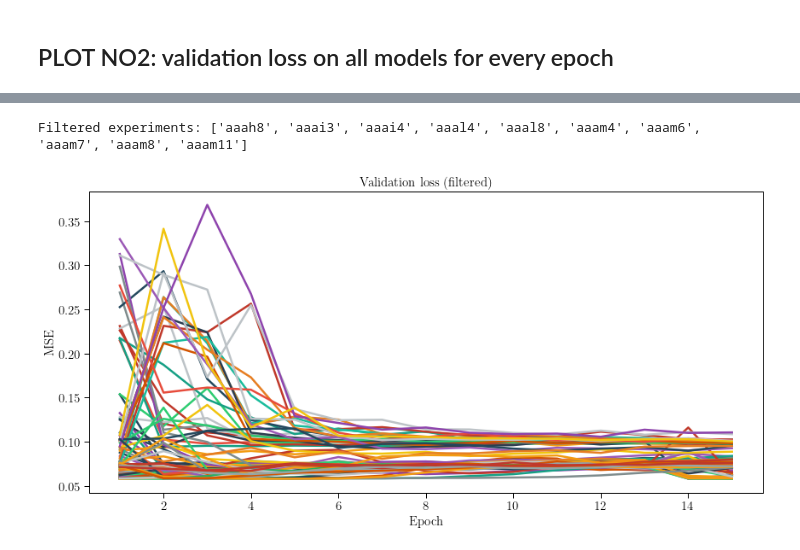
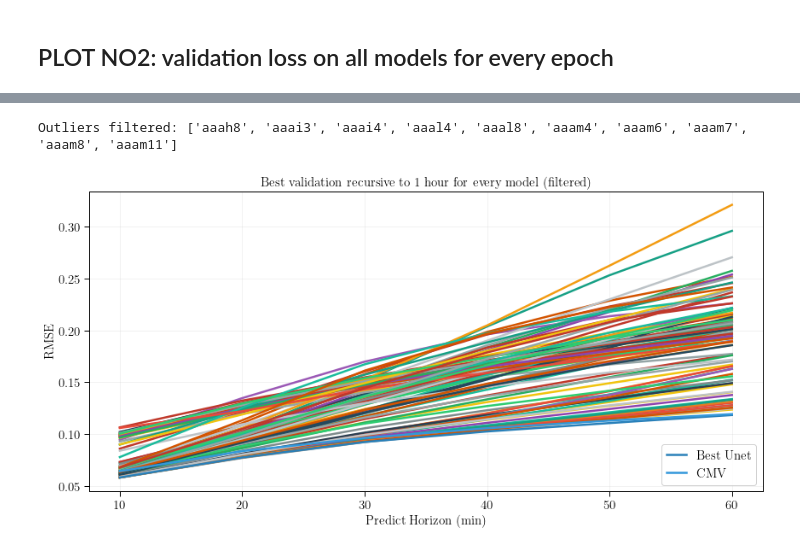
Before and after one commit to francomozo/deepCloud-latex-plots, a Jupyter notebook: deepCloud_doc_plots.ipynb, the cells around one changed output, grey strips where cells are left out. Saved outputs shown, nothing was run; the diff lists cells and outputs as text; code cells hidden in the pictures.

```diff
--- a/deepCloud_doc_plots.ipynb
+++ b/deepCloud_doc_plots.ipynb
@@ -2,9 +2,11 @@
 import matplotlib.pyplot as plt
 import numpy as np
 from src.options import Colors, Linestyles
+from src.aux_function import *
 import json
 
 fontSize = 15
+save_fig = True
 # %% [markdown]
 # ===================== Plot of graphs for results of the first gan gs experiment =====================
 # %%
@@ -198,9 +673,8 @@ plt.show()
 # %%
-outputs = gan_experiments['val_epoch_loss']
+# 4.1) Gen loss for every epoch unfiltered
 
-# 2.1) Val loss for every epoch unfiltered
+outputs = gan_experiments['gen_epoch_loss']
 
-save_fig = False
 show_legend = False
 
 # Enable latex text edit
@@ -213,14 +687,15 @@ fig.set_size_inches(12, 6)
 ax = fig.add_subplot(1, 1, 1)
 
 # Labels and Title
-ax.set_title(r'Validation loss (unfiltered) ', fontsize=fontSize)
+ax.set_title(r'Gen loss for every model', fontsize=fontSize)
 ax.set_xlabel(r'Epoch', fontsize=fontSize)
-ax.set_ylabel(r'MSE', fontsize=fontSize)
+ax.set_ylabel(r'WGAN Loss', fontsize=fontSize)
 
 
-# Tick size
+# Tick size and grid
 ax.xaxis.set_tick_params(labelsize=fontSize)
 ax.yaxis.set_tick_params(labelsize=fontSize)
+ax.grid(alpha=.2)
 
 # Thicknes and axis colors
 for axis in ['top','bottom','left','right']:
@@ -231,6 +706,10 @@ ax.tick_params(direction='out', length=6, width=1, colors='k')
 x = range(1, 16)
 for k in outputs.keys():
     ax.plot(x, outputs[k], color=Colors.random_color(del_subpalettes=['blues']), linewidth=2.5)
+
+
+plt.xticks(x)
+#plt.ylim(-0.025, 0.08)
 
 # Text over plots
 if show_legend:
@@ -249,15 +787,15 @@ plt.show()
 # %%
-# 2.2) Val loss for every epoch filtered
+# 5.2) Plot all values with filtering
 
-filtered_val_loss = []
+outputs = gan_experiments['best_val_loss_and_epoch']
 
+outlier_exps = []
 for k in outputs.keys():
-    if outputs[k][-1] > 0.2:
-        filtered_val_loss.append(k)
-print(f'Filtered experiments: {filtered_val_loss}')
+    if outputs[k]['val_rec_1hr'][0] > 0.15:
+        outlier_exps.append(k)
+print(f'Outliers filtered: {outlier_exps}')
 
-save_fig = False
-show_legend = False
+show_legend = True
 
 # Enable latex text edit
 plt.rc('text', usetex=True)
@@ -269,38 +807,43 @@ fig.set_size_inches(12, 6)
 ax = fig.add_subplot(1, 1, 1)
 
 # Labels and Title
-ax.set_title(r'Validation loss (filtered) ', fontsize=fontSize)
-ax.set_xlabel(r'Epoch', fontsize=fontSize)
-ax.set_ylabel(r'MSE', fontsize=fontSize)
+ax.set_title(r'Best validation recursive to 1 hour for every model (filtered) ', fontsize=fontSize)
+ax.set_xlabel(r'Predict Horizon (min)', fontsize=fontSize)
+ax.set_ylabel(r'RMSE', fontsize=fontSize)
 
 
 # Tick size
 ax.xaxis.set_tick_params(labelsize=fontSize)
 ax.yaxis.set_tick_params(labelsize=fontSize)
+ax.grid(alpha=.2)
 
 # Thicknes and axis colors
 for axis in ['top','bottom','left','right']:
     ax.spines[axis].set_linewidth(1.0)
 ax.tick_params(direction='out', length=6, width=1, colors='k')
 
 # Plotting
-x = range(1, 16)
+i = 0
 for k in outputs.keys():
-    if k not in filtered_val_loss:
-        ax.plot(x, outputs[k], color=Colors.random_color(del_subpalettes=['blues']), linewidth=2.5)
+    if k not in outlier_exps:
+        ax.plot(range(10, 70, 10), outputs[k]['val_rec_1hr'], color=colors[i], linewidth=2.5)
+    i += 1
+
+ax.plot(range(10, 70, 10), best_unet, color=Colors.belizeHole, linewidth=2.5, label=r'Best Unet')
+ax.plot(range(10, 70, 10), cmv, color=Colors.peterRiver, linewidth=2.5, label=r'CMV')
 
 # Text over plots
 if show_legend:
     ax.legend(shadow=False, loc=4, handlelength=1.5,
             fontsize=fontSize, framealpha=0.9)
 
 # Save figure as PDF
 if save_fig:
     fig.tight_layout()
     fig.savefig('./plot_name.pdf')
 
 plt.tight_layout()
 plt.show()
 # %% [output]
-Filtered experiments: ['aaah8', 'aaai3', 'aaai4', 'aaal4', 'aaal8', 'aaam4', 'aaam6', 'aaam7', 'aaam8', 'aaam11']
+Outliers filtered: ['aaah8', 'aaai3', 'aaai4', 'aaal4', 'aaal8', 'aaam4', 'aaam6', 'aaam7', 'aaam8', 'aaam11']
-[figure, old version]
+[figure, new version]
```
Also changed, not shown: parts of 19 cells of this notebook, 4 other files.
